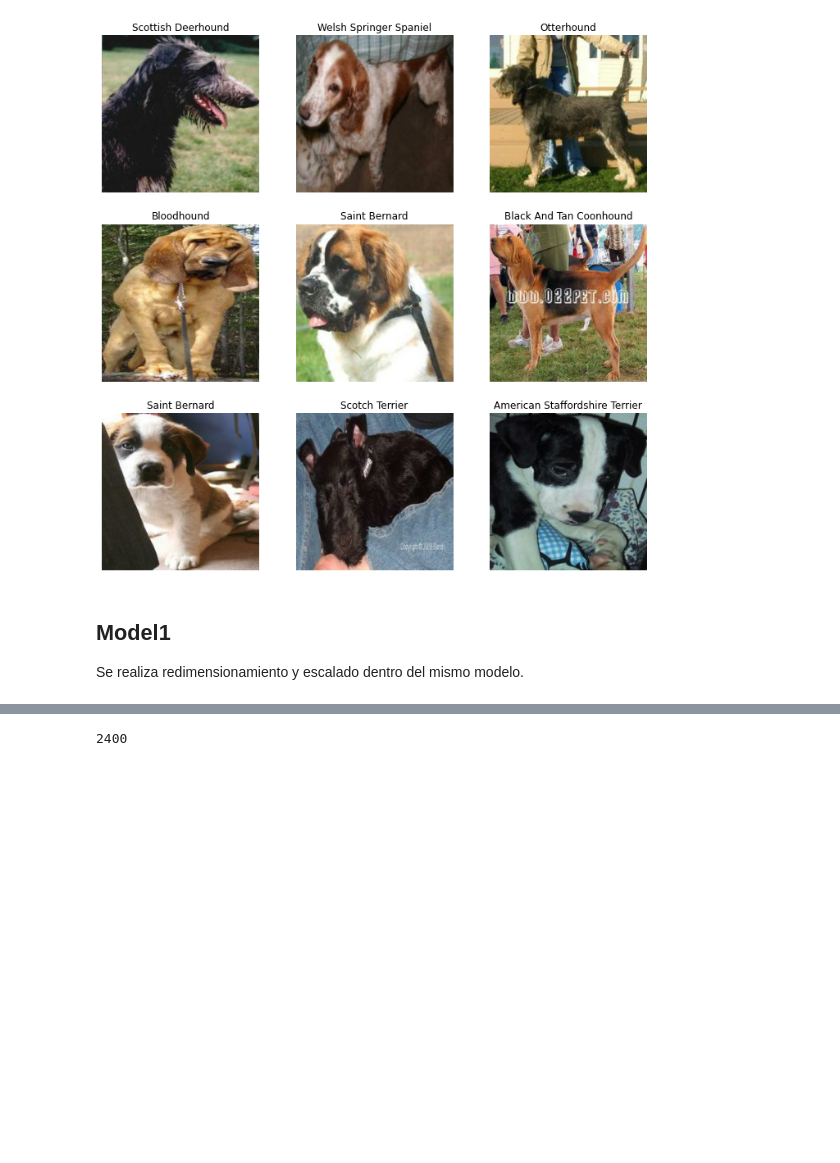
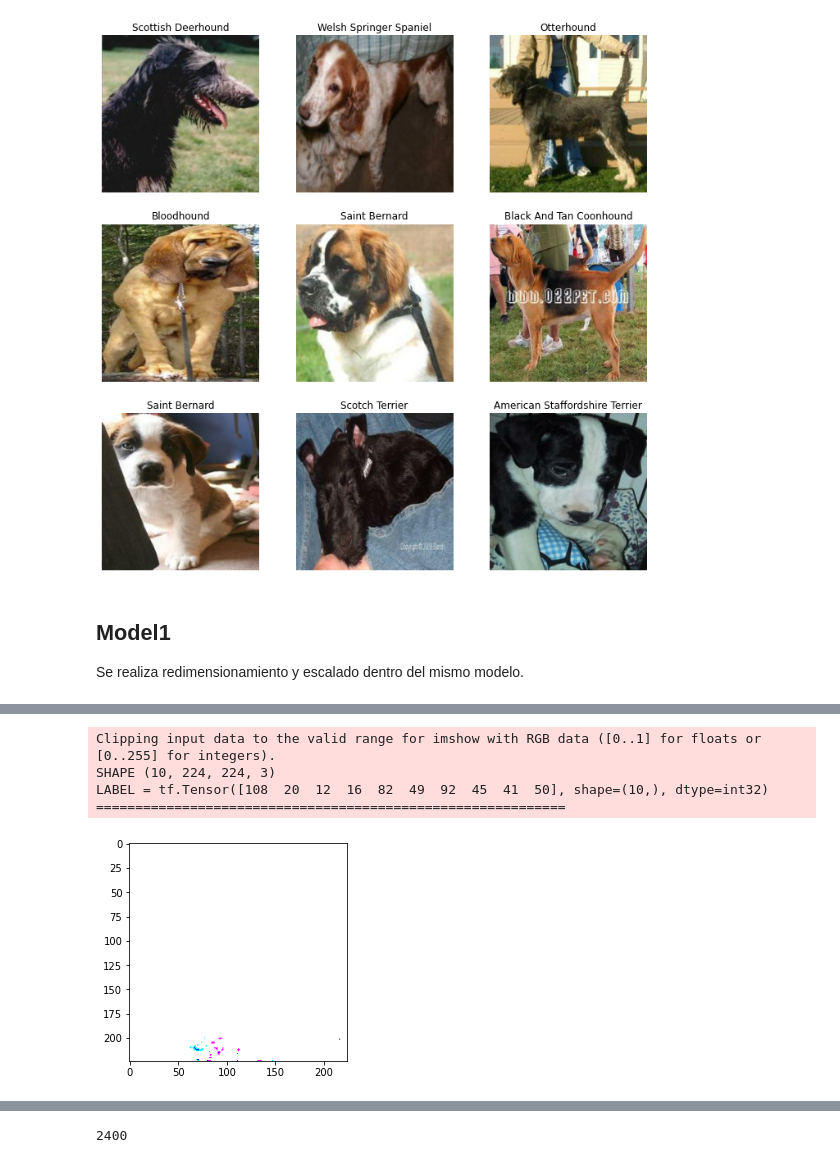
Before and after one commit to leo90rc/leonardo_frazzetto_yeqre_apr, a Jupyter notebook: src/main.ipynb, the cells around one changed output, grey strips where cells are left out. Cells and saved outputs as stored; diff of their text form; code cells hidden in the pictures; blank space fills up the shorter version.

```diff
--- a/src/main.ipynb
+++ b/src/main.ipynb
@@ -217,0 +242,24 @@ En las gráficas se puede evidenciar la presencia de overfitting. Para
+# %%
+'''
+num_classes = 120
+
+original_heigt = 224
+original_width = 224
+
+resizing_height = 64
+resizing_width = 64
+
+model1 = Sequential([
+  layers.experimental.preprocessing.Rescaling(1./255, input_shape=(original_heigt, original_width, 3)),
+  layers.experimental.preprocessing.Resizing(height = resizing_height, width = resizing_width, interpolation='bilinear'),
+  layers.Conv2D(16, 3, padding='same', activation='relu'),
+  layers.MaxPooling2D(),
+  layers.Conv2D(32, 3, padding='same', activation='relu'),
+  layers.MaxPooling2D(),
+  layers.Conv2D(64, 3, padding='same', activation='relu'),
+  layers.MaxPooling2D(),
+  layers.Flatten(),
+  layers.Dense(128, activation='relu'),
+  layers.Dense(num_classes, activation = 'softmax')
+])
+'''
@@ -246,0 +396,12 @@ plt.show()
+# %%
+for images, labels in train_ds.take(1):
+    plt.imshow(images[9])
+    print('SHAPE', images.shape)
+    print('LABEL =', labels)
+    print('============================================================')
+# %% [output]
+Clipping input data to the valid range for imshow with RGB data ([0..1] for floats or [0..255] for integers).
+SHAPE (10, 224, 224, 3)
+LABEL = tf.Tensor([108  20  12  16  82  49  92  45  41  50], shape=(10,), dtype=int32)
+============================================================
+[figure, added]
```
Also changed, not shown: parts of 30 cells of this notebook, 21 other files.
